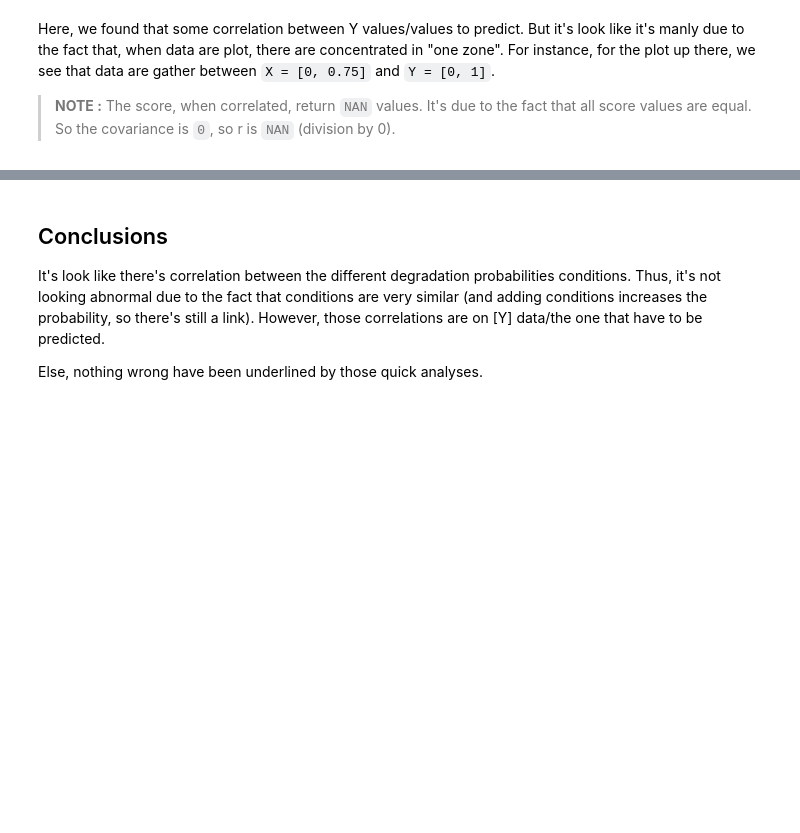
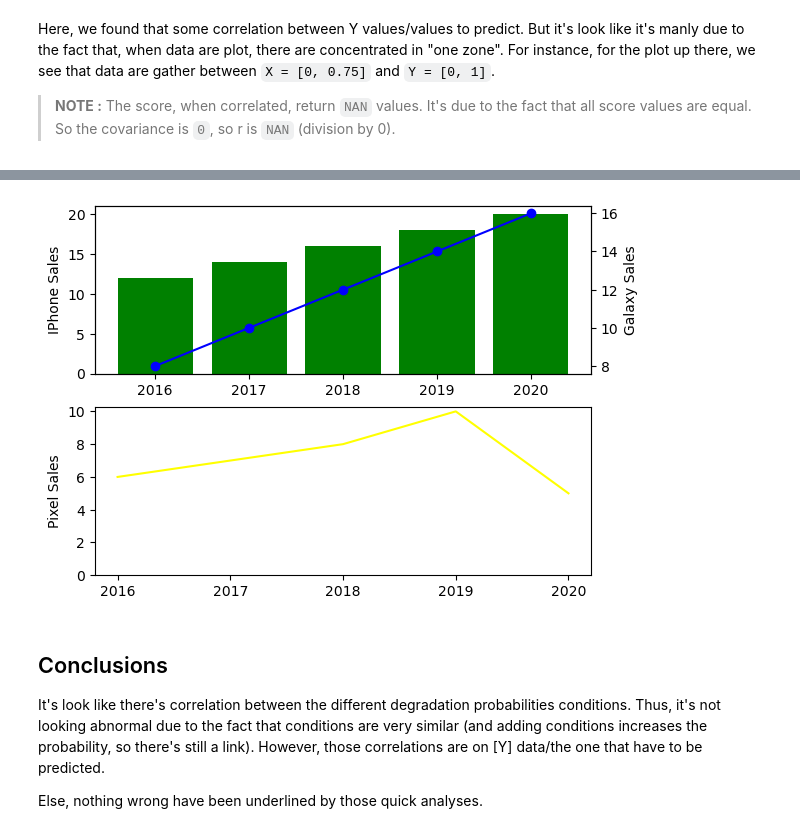
Before and after one commit to FilouPlains/KAGGLE_OPENVACCINE_MRNA, a Jupyter notebook: src/data_analyse.ipynb, the cells around one changed output, grey strips where cells are left out. Cells and saved outputs as stored; diff of their text form; code cells hidden in the pictures; blank space fills up the shorter version.

```diff
--- a/src/data_analyse.ipynb
+++ b/src/data_analyse.ipynb
@@ -278,3 +309,43 @@ heatmap(correlation)
+# %%
+import matplotlib.pyplot as plt
+
+# data prep (I made up data no accuracy in these stats)
+mobile = ['Iphone','Galaxy','Pixel']
+
+# Data for the mobile units sold for 4 Quaters in Million
+units_sold = (('2016',12,8,6),
+('2017',14,10,7),
+('2018',16,12,8),
+('2019',18,14,10),
+('2020',20,16,5),)
+# data prep - splitting the data
+Years, IPhone_Sales, Galaxy_Sales, Pixel_Sales = zip(*units_sold)
+
+# set the position
+Position = list(range(len(units_sold)))
+
+# set the width
+Width = 0.2
+
+plt.subplot(2, 1, 1)
+Iphone = plt.bar(Position, IPhone_Sales,color='green')
+plt.ylabel('IPhone Sales')
+plt.xticks(Position, Years)
+
+plt.twinx()
+Galaxy = plt.plot(Position, Galaxy_Sales, 'o-', color='blue')
+plt.ylabel('Galaxy Sales')
+plt.xticks(Position, Years)
+
+plt.subplot(2, 1, 2)
+plt.plot(Position, Pixel_Sales, color='yellow')
+plt.ylabel('Pixel Sales')
+plt.gca().set_ylim(ymin=0)
+plt.xticks(Position, Years)
+
+plt.show()
+# %% [output]
+[figure, added]
 # %% [markdown]
 ## Conclusions
 
```
Also changed, not shown: parts of 5 cells of this notebook.
